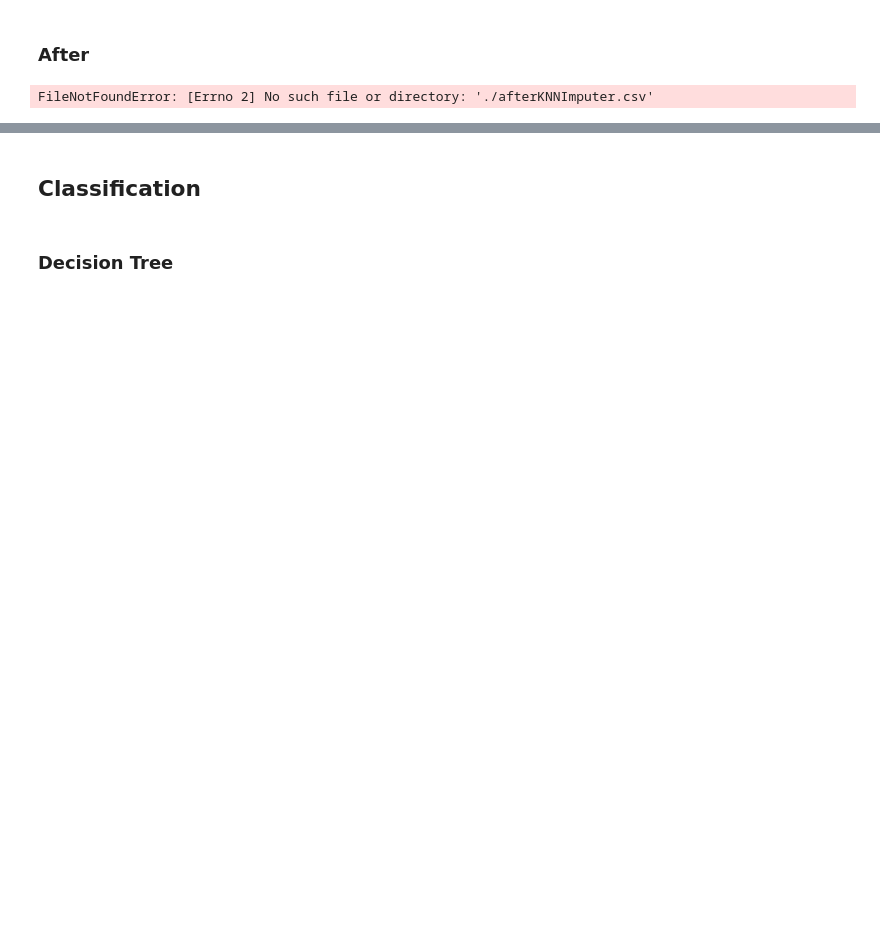
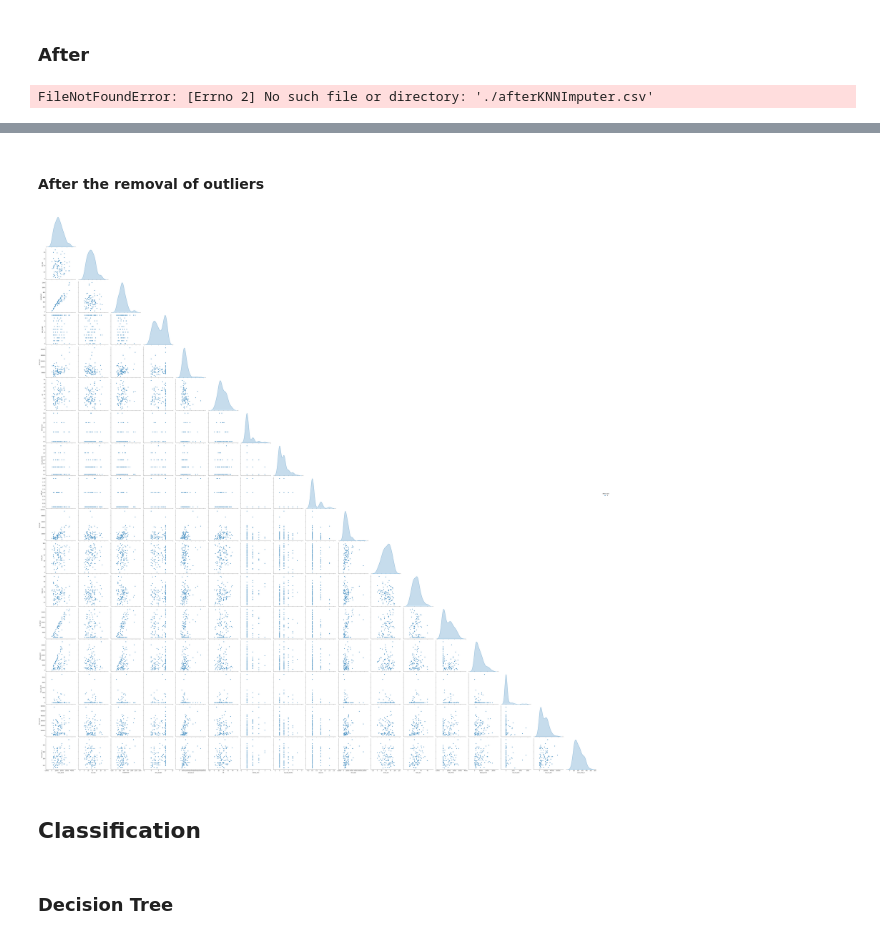
Before and after one commit to 2dukes/PROJ_IART_2021, a Jupyter notebook: proj2/CreditRisk.ipynb, the cells around one changed output, grey strips where cells are left out. Cells and saved outputs as stored; diff of their text form; code cells hidden in the pictures; blank space fills up the shorter version.

```diff
--- a/proj2/CreditRisk.ipynb
+++ b/proj2/CreditRisk.ipynb
@@ -412,3 +445,9 @@ FileNotFoundError: [Errno 2] No such file or directory: './afterKNNImputer.csv'
+# %% [markdown]
+#### After the removal of outliers
+# %%
+pair_plot(df_without_outliers, "pair_plot_after.png")
+# %% [output]
+[figure, added]
 # %% [markdown]
 ## Classification
 # %% [markdown]
```
Also changed, not shown: parts of 15 cells of this notebook.
